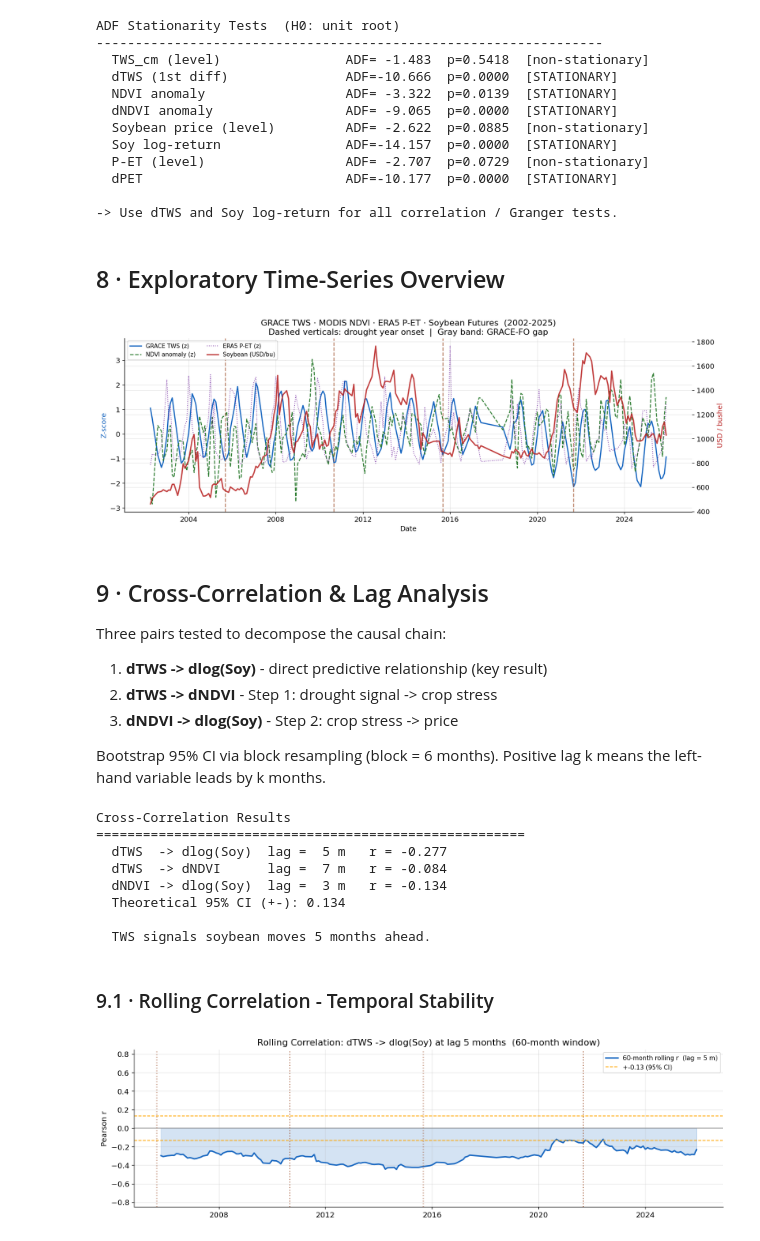
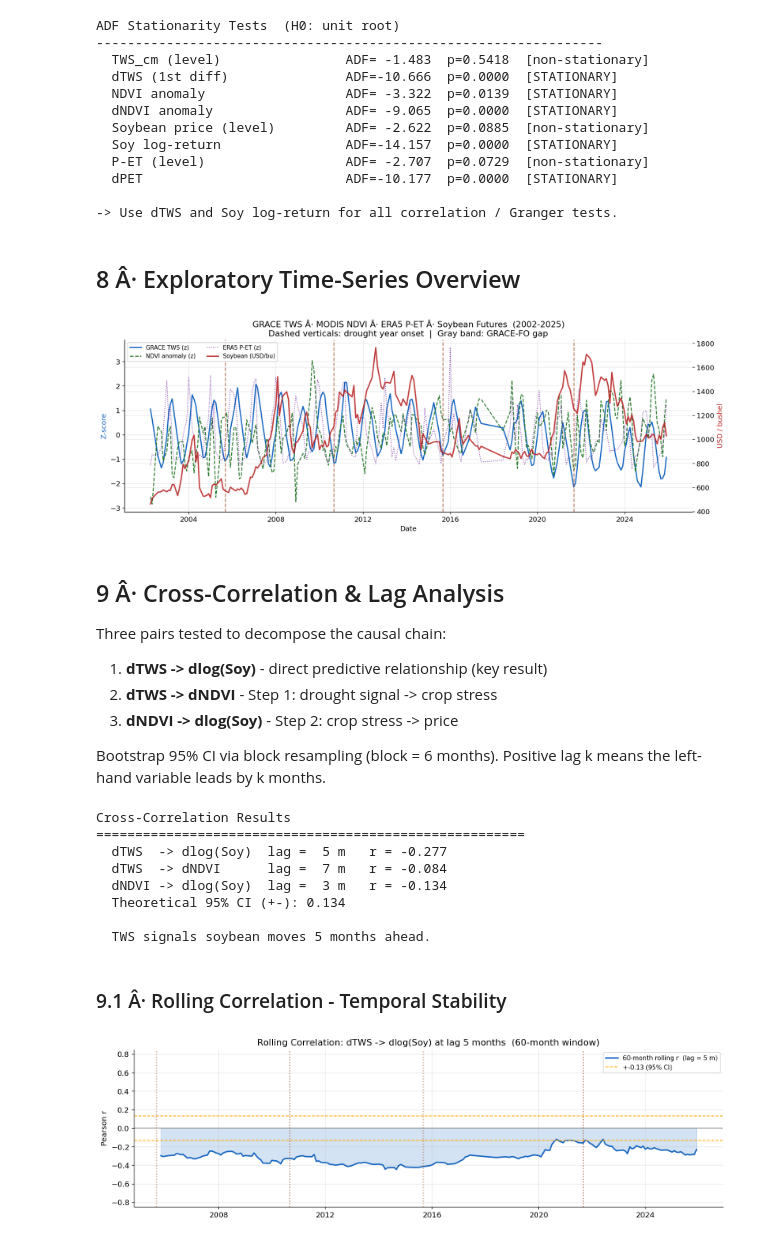
Before and after one commit to alpersam/Space-Data-Project, a Jupyter notebook: main.ipynb, the cells around one changed output. Cells and saved outputs as stored; diff of their text form; code cells hidden in the pictures.

```diff
--- a/main.ipynb
+++ b/main.ipynb
@@ -310,38 +310,38 @@ ADF Stationarity Tests  (H0: unit root)
 
 -> Use dTWS and Soy log-return for all correlation / Granger tests.
 # %% [markdown]
-## 8 · Exploratory Time-Series Overview
+## 8 Â· Exploratory Time-Series Overview
 # %%
 fig, ax1 = plt.subplots(figsize=(14, 5))
 ax2 = ax1.twinx()
 
 mask_gap = df["Gap_interp"] == 1
 
 ax1.plot(df.index, z(df["TWS_cm"]),     color="#1565C0", lw=1.8, label="GRACE TWS (z)")
 ax1.plot(df.index, z(df["NDVI_anom"]), color="#2E7D32", lw=1.5, ls="--", label="NDVI anomaly (z)")
 ax1.plot(df.index, z(df["P_minus_ET"]),color="#6A1B9A", lw=1.2, ls=":", alpha=0.8, label="ERA5 P-ET (z)")
 ax2.plot(df.index, df["Soybean"],       color="#B71C1C", lw=2, alpha=0.85, label="Soybean (USD/bu)")
 
 for i in df.index[mask_gap]:
     ax1.axvspan(i, i + pd.DateOffset(months=1), color="gray", alpha=0.08)
 for yr in DROUGHT_YEARS:
     ax1.axvline(pd.Timestamp(f"{yr}-09-01"), color="sienna", lw=1.5, ls="--", alpha=0.7)
 
 ax1.set_ylabel("Z-score", color="#1565C0")
 ax2.set_ylabel("USD / bushel", color="#B71C1C")
 ax1.set_xlabel("Date")
 h1, l1 = ax1.get_legend_handles_labels()
 h2, l2 = ax2.get_legend_handles_labels()
 ax1.legend(h1+h2, l1+l2, loc="upper left", fontsize=9, ncol=2)
-ax1.set_title("GRACE TWS · MODIS NDVI · ERA5 P-ET · Soybean Futures  (2002-2025)\n"
+ax1.set_title("GRACE TWS Â· MODIS NDVI Â· ERA5 P-ET Â· Soybean Futures  (2002-2025)\n"
               "Dashed verticals: drought year onset  |  Gray band: GRACE-FO gap")
 plt.tight_layout()
 plt.savefig(FIG_DIR / "fig0_overview.png", dpi=150)
 plt.show()
 # %% [output]
-[figure, old version]
+[figure, new version]
 # %% [markdown]
-## 9 · Cross-Correlation & Lag Analysis
+## 9 Â· Cross-Correlation & Lag Analysis
 
 Three pairs tested to decompose the causal chain:
 1. **dTWS -> dlog(Soy)** - direct predictive relationship (key result)
@@ -389,7 +389,7 @@ Cross-Correlation Results
 
   TWS signals soybean moves 5 months ahead.
 # %% [markdown]
-### 9.1 · Rolling Correlation - Temporal Stability
+### 9.1 Â· Rolling Correlation - Temporal Stability
 # %%
 rc = rolling_corr_at_lag(df["dTWS"], df["Soy_logret"], lag=best_lag_ts, window=60)
 
```
Also changed, not shown: parts of 23 cells of this notebook, 14 other files.
